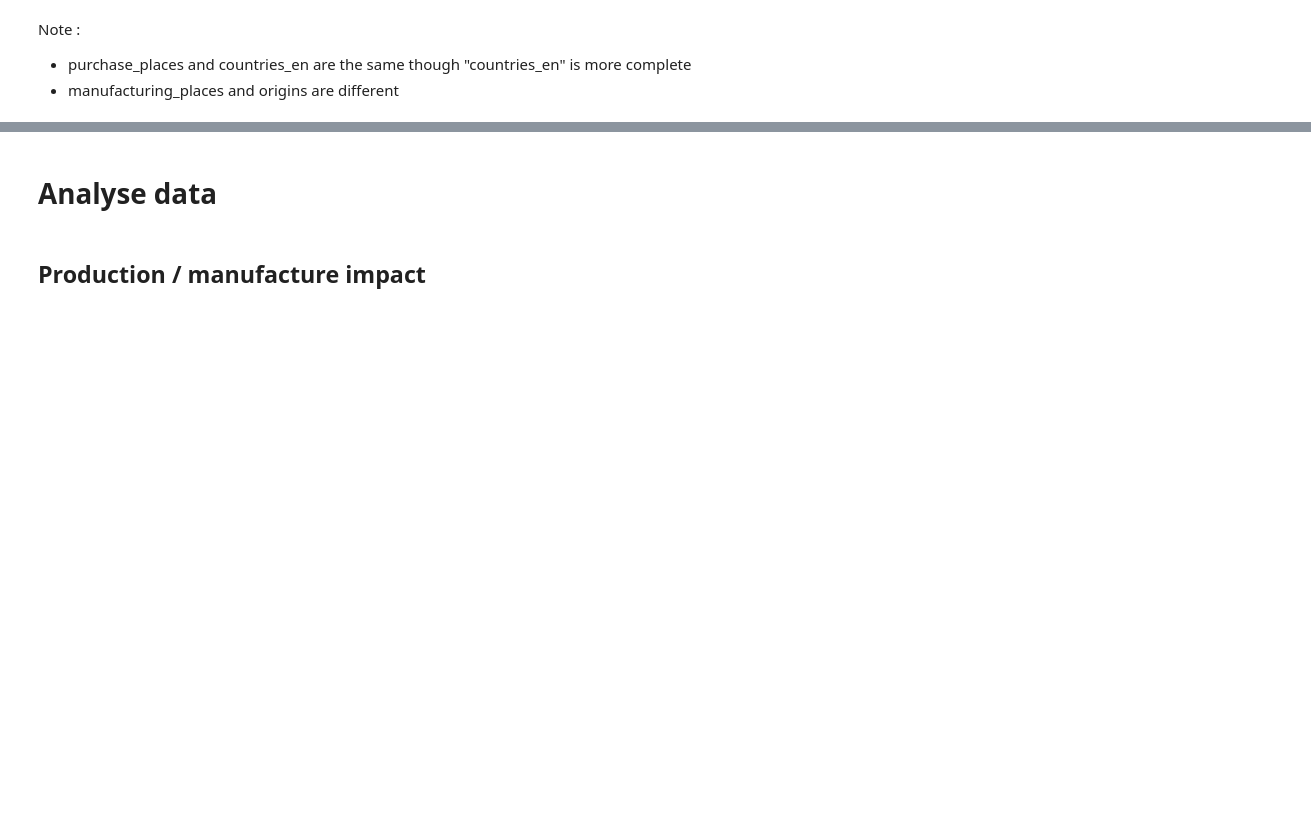
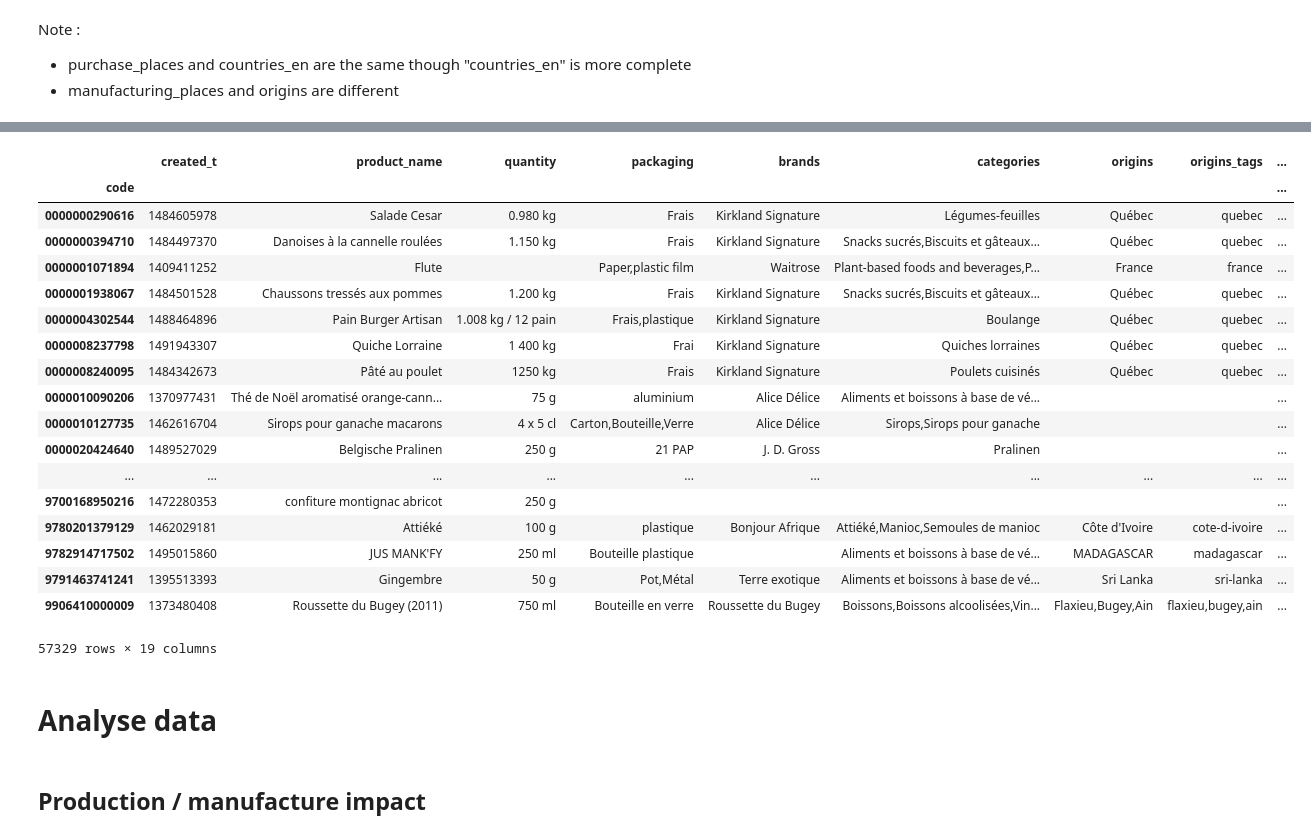
Before and after one commit to RedHotDataProject/Project_ADA, a Jupyter notebook: Open Food Facts - Explore data.ipynb, the cells around one changed output, grey strips where cells are left out. Drawn from its saved outputs; the diff is of its cells as text; code cells hidden in the pictures; blank space fills up the shorter version.

```diff
--- a/Open Food Facts - Explore data.ipynb
+++ b/Open Food Facts - Explore data.ipynb
@@ -90,6 +140,28 @@ food_facts_pd.labels = food_facts_pd.labels.apply(lambda x: [labels_lookup[z] fo
 with open('stores_lookup.json', 'r') as json_data:
     stores_lookup = cleanse.to_lookup(json.load(json_data))
 food_facts_pd.stores = food_facts_pd.stores.fillna("").apply(lambda x: [stores_lookup[z] for z in x.split(',')])
+# %%
+food_facts_pd
+# %% [output]
+|  | created_t | product_name | quantity | packaging | brands | categories | origins | origins_tags | ... |
+| code |  |  |  |  |  |  |  |  | ... |
+| 0000000290616 | 1484605978 | Salade Cesar | 0.980 kg | Frais | Kirkland Signature | Légumes-feuilles | Québec | quebec | ... |
+| 0000000394710 | 1484497370 | Danoises à la cannelle roulées | 1.150 kg | Frais | Kirkland Signature | Snacks sucrés,Biscuits et gâteaux... | Québec | quebec | ... |
+| 0000001071894 | 1409411252 | Flute |  | Paper,plastic film | Waitrose | Plant-based foods and beverages,P... | France | france | ... |
+| 0000001938067 | 1484501528 | Chaussons tressés aux pommes | 1.200 kg | Frais | Kirkland Signature | Snacks sucrés,Biscuits et gâteaux... | Québec | quebec | ... |
+| 0000004302544 | 1488464896 | Pain Burger Artisan | 1.008 kg / 12 pain | Frais,plastique | Kirkland Signature | Boulange | Québec | quebec | ... |
+| 0000008237798 | 1491943307 | Quiche Lorraine | 1 400 kg | Frai | Kirkland Signature | Quiches lorraines | Québec | quebec | ... |
+| 0000008240095 | 1484342673 | Pâté au poulet | 1250 kg | Frais | Kirkland Signature | Poulets cuisinés | Québec | quebec | ... |
+| 0000010090206 | 1370977431 | Thé de Noël aromatisé orange-cann... | 75 g | aluminium | Alice Délice | Aliments et boissons à base de vé... |  |  | ... |
+| 0000010127735 | 1462616704 | Sirops pour ganache macarons | 4 x 5 cl | Carton,Bouteille,Verre | Alice Délice | Sirops,Sirops pour ganache |  |  | ... |
+| 0000020424640 | 1489527029 | Belgische Pralinen | 250 g | 21 PAP | J. D. Gross | Pralinen |  |  | ... |
+| ... | ... | ... | ... | ... | ... | ... | ... | ... | ... |
+| 9700168950216 | 1472280353 | confiture montignac abricot | 250 g |  |  |  |  |  | ... |
+| 9780201379129 | 1462029181 | Attiéké | 100 g | plastique | Bonjour Afrique | Attiéké,Manioc,Semoules de manioc | Côte d'Ivoire | cote-d-ivoire | ... |
+| 9782914717502 | 1495015860 | JUS MANK'FY | 250 ml | Bouteille plastique |  | Aliments et boissons à base de vé... | MADAGASCAR | madagascar | ... |
+| 9791463741241 | 1395513393 | Gingembre | 50 g | Pot,Métal | Terre exotique | Aliments et boissons à base de vé... | Sri Lanka | sri-lanka | ... |
+| 9906410000009 | 1373480408 | Roussette du Bugey (2011) | 750 ml | Bouteille en verre | Roussette du Bugey | Boissons,Boissons alcoolisées,Vin... | Flaxieu,Bugey,Ain | flaxieu,bugey,ain | ... |
+57329 rows × 19 columns
 # %%
 # Generate a dataframe that extracts all information required by the web crawler
 if 1==0: # skip cell
```
Also changed, not shown: parts of 13 cells of this notebook, 1 other file.
